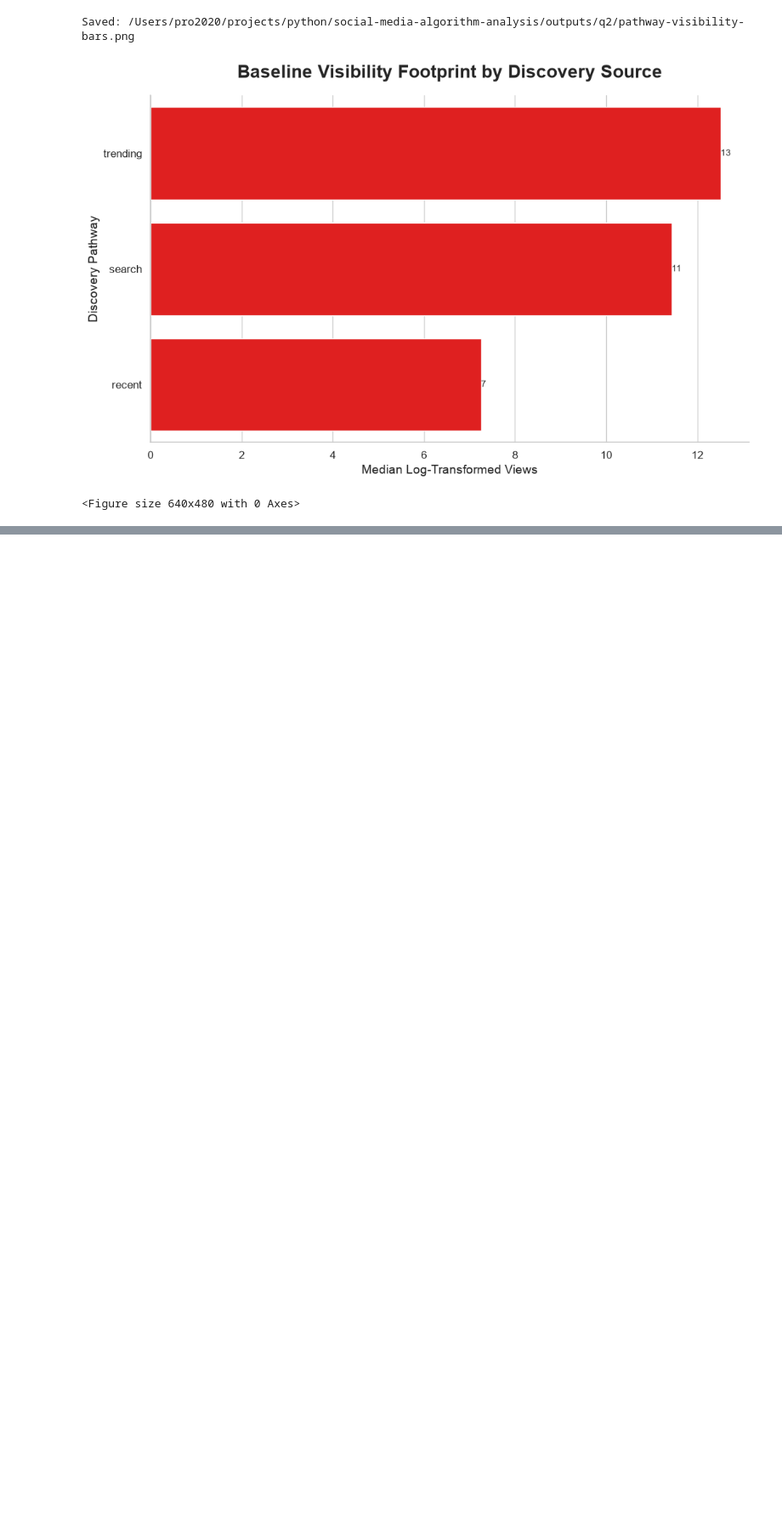
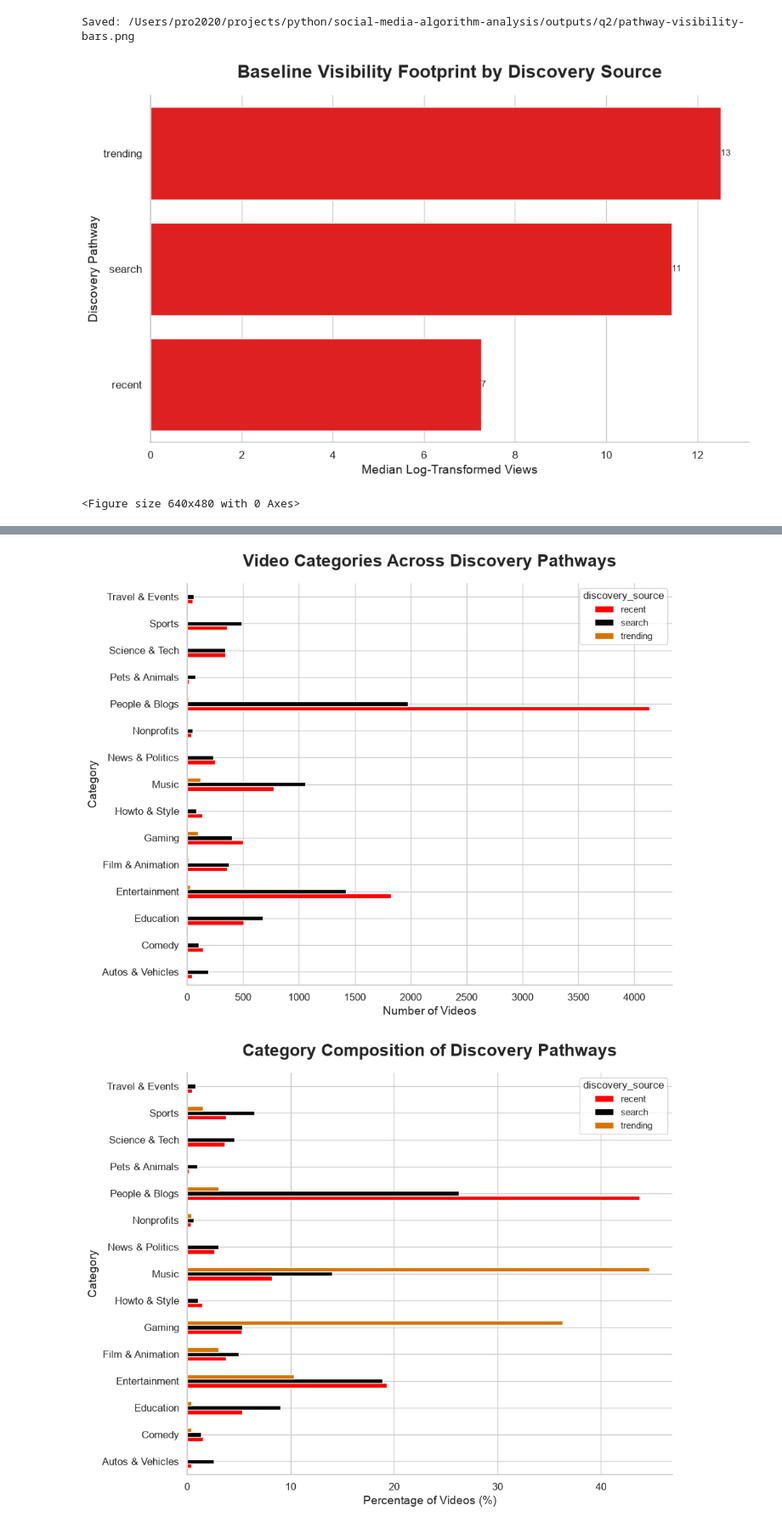
Before and after one commit to patinnojoe/algorithm-economy, a Jupyter notebook: notebook/q2-discovery-pathway-difference.ipynb, the cells around one changed output, grey strips where cells are left out. Shown at 85% size. Drawn from its saved outputs; the diff is of its cells as text; code cells hidden in the pictures; blank space fills up the shorter version.

```diff
--- a/notebook/q2-discovery-pathway-difference.ipynb
+++ b/notebook/q2-discovery-pathway-difference.ipynb
@@ -159,12 +126,75 @@ Saved: /Users/pro2020/projects/python/social-media-algorithm-analysis/outputs/q2
 [figure]
 <Figure size 640x480 with 0 Axes>
 # %%
+# category distribution accross discovery sources
+category_source = (
+    df.groupby(
+        ["discovery_source", "category_name"]
+    )
+    .size()
+    .reset_index(name="count")
+)
+
+
 #cross tabs
-rq2_matrix = pd.crosstab(
-    df['discovery_source'],
-    df['category_name'],
-    normalize='index'
-) * 100
+category_table = pd.crosstab(
+    df["category_name"],
+    df["discovery_source"]
+)
 
-print(rq2_matrix.round(2).to_string())
+# category_table
+# category_source
+
+# get percentage by discovery source
+category_percent = (
+    pd.crosstab(
+        df["category_name"],
+        df["discovery_source"],
+        normalize="columns"
+    )
+    * 100
+)
+
+
+
+
+ig, ax = create_figure(figsize=(10,8))
+
+category_table.plot(
+    kind="barh",
+    ax=ax,
+    color=['#FF0000', "#050505", "#D77300", "#313131"]
+
+)
+
+style_plot(
+    ax=ax,
+    xlabel="Number of Videos",
+    ylabel="Category",
+    title="Video Categories Across Discovery Pathways"
+)
+
+plt.tight_layout()
+plt.show()
+
+
+
+
+fig, ax = create_figure(figsize=(10,8))
+
+category_percent.plot(
+    kind="barh",
+    ax=ax,
+    color=['#FF0000', "#050505", "#D77300", "#313131"]
+)
+
+style_plot(
+    ax=ax,
+    xlabel="Percentage of Videos (%)",
+    ylabel="Category",
+    title="Category Composition of Discovery Pathways"
+)
+
+plt.tight_layout()
+plt.show()
 # %% [output]
@@ -175,0 +201,2 @@ trending                      0.00    0.38       0.38          10.31
+[figure, added]
+[figure, added]
```
Also changed, not shown: parts of 8 cells of this notebook, 5 other files.
